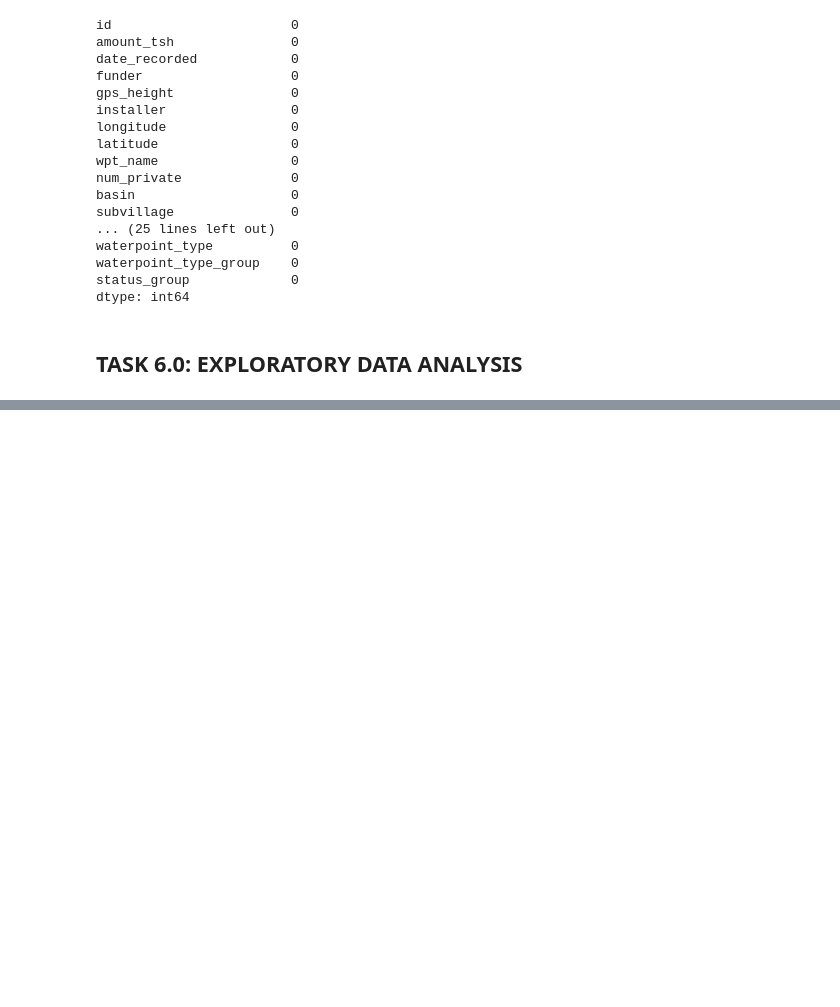
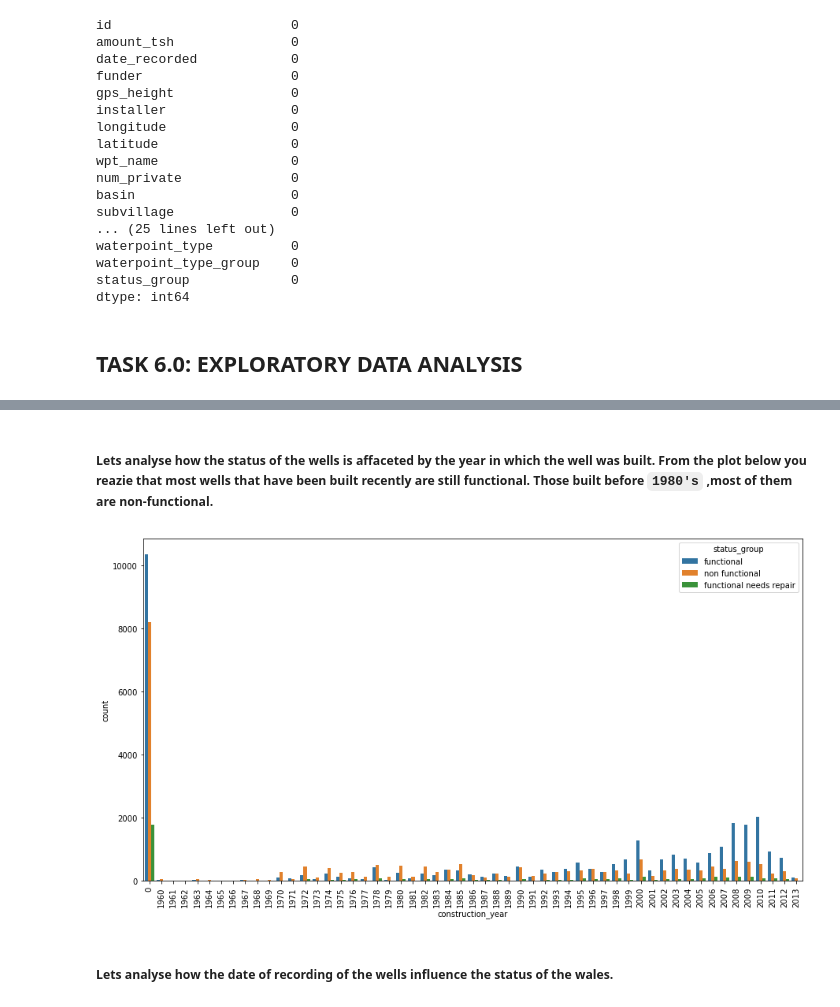
Before and after one commit to waitipeter/TANZANIA-WATER-WELLS-PROJECT, a Jupyter notebook: TanzaniaWaterWells (4).ipynb, the cells around one changed output, grey strips where cells are left out. Saved outputs shown, nothing was run; the diff lists cells and outputs as text; code cells hidden in the pictures; blank space fills up the shorter version.

```diff
--- a/TanzaniaWaterWells (4).ipynb
+++ b/TanzaniaWaterWells (4).ipynb
@@ -270,0 +305,8 @@ dtype: int64
+# %% [markdown]
+##### Lets analyse how the status of the wells is affaceted by the year in which the well was built. From the plot below you reazie that most wells that have been built recently are still functional. Those built before `1980's` ,most of them are non-functional.
+# %%
+count_plot("construction_year")
+# %% [output]
+[figure, added]
+# %% [markdown]
+##### Lets analyse how the date of recording of the wells influence the status of the wales.
```
Also changed, not shown: parts of 21 cells of this notebook.
